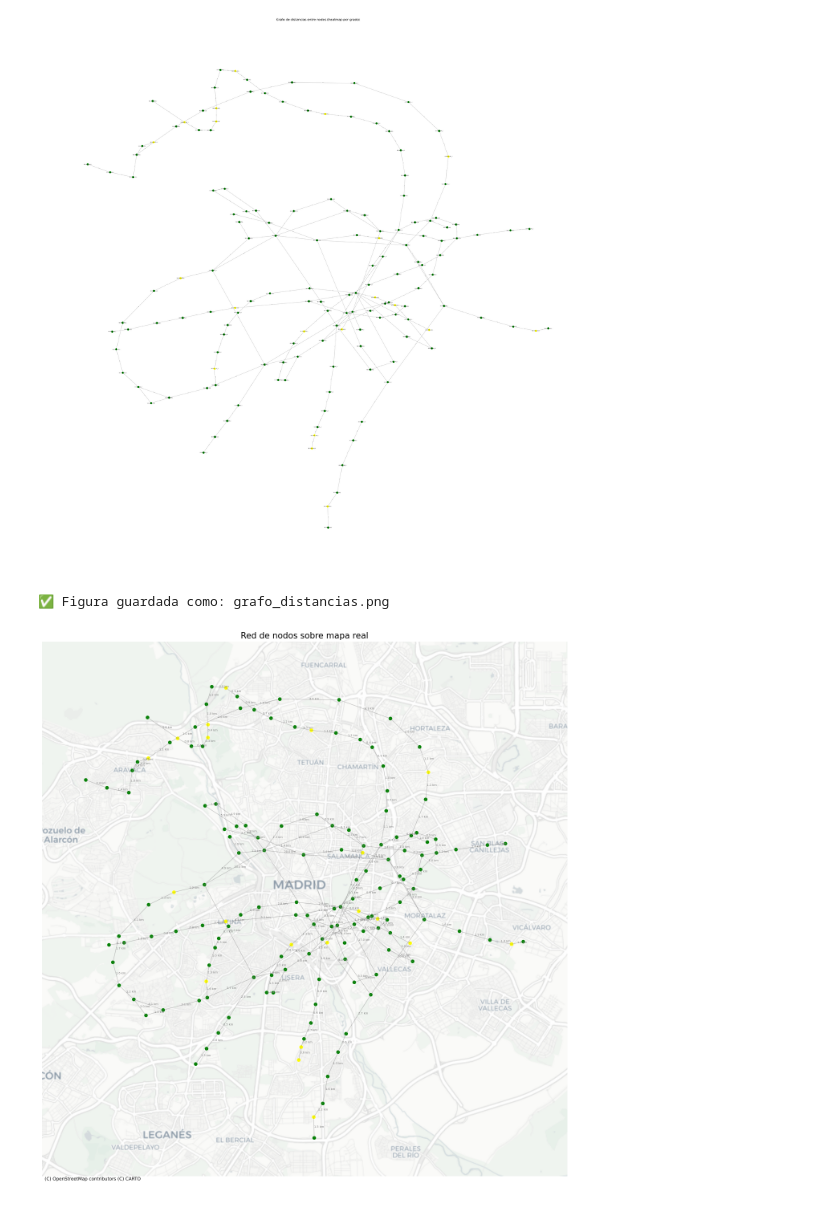
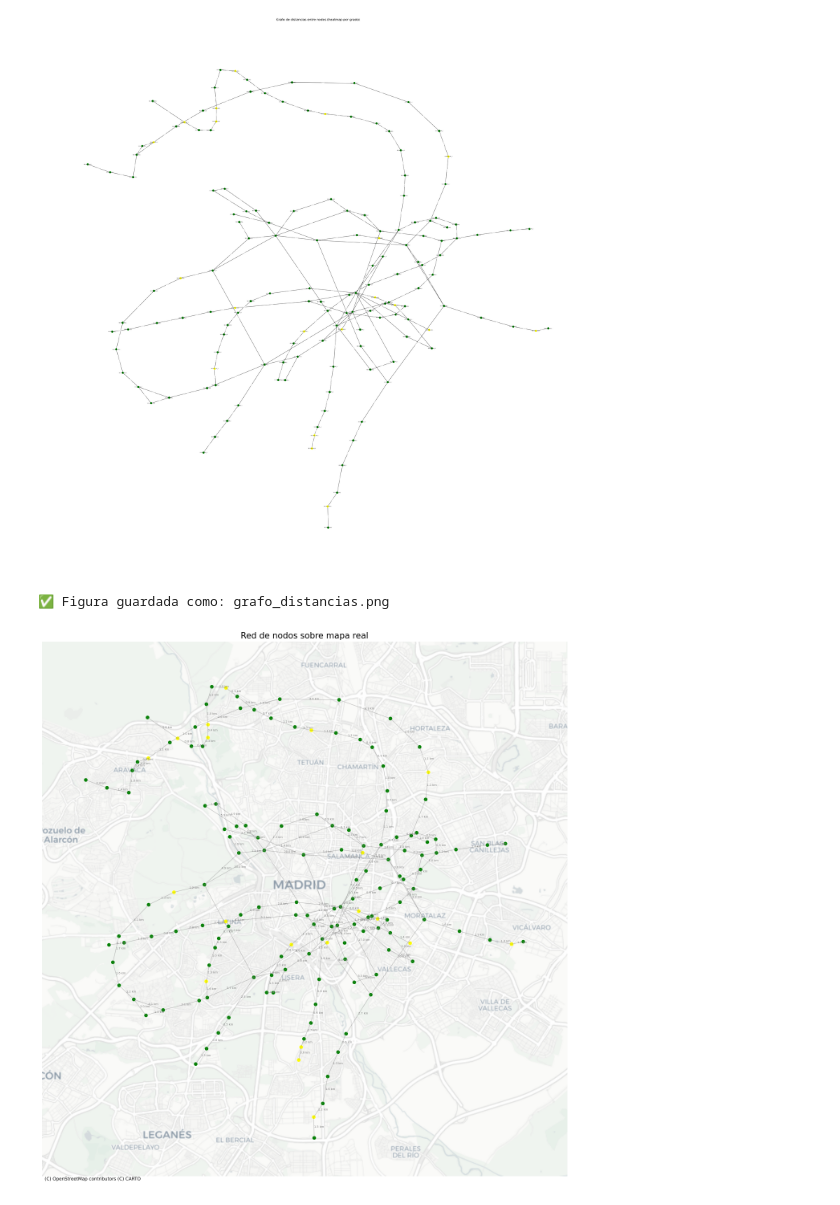
Before and after one commit to 6G-XTREME/PoF_Simulator, a Jupyter notebook: network_plotter/test_grapher.ipynb, the cells around one changed output. Drawn from its saved outputs; the diff is of its cells as text; code cells hidden in the pictures.

Commit message:
Improved the plotting and node modelling, better for simulator

```diff
--- a/network_plotter/test_grapher.ipynb
+++ b/network_plotter/test_grapher.ipynb
@@ -12,7 +221,7 @@ Remaining links: 174
 # %%
-graph.plot_graph_on_map()
+graph.plot_graph()
 # %% [output]
-[figure, old version]
+[figure, new version]
 ✅ Figura guardada como: grafo_distancias.png
 # %%
 graph.plot_graph_with_map()
```
Also changed, not shown: parts of 15 cells of this notebook, 11 other files.
